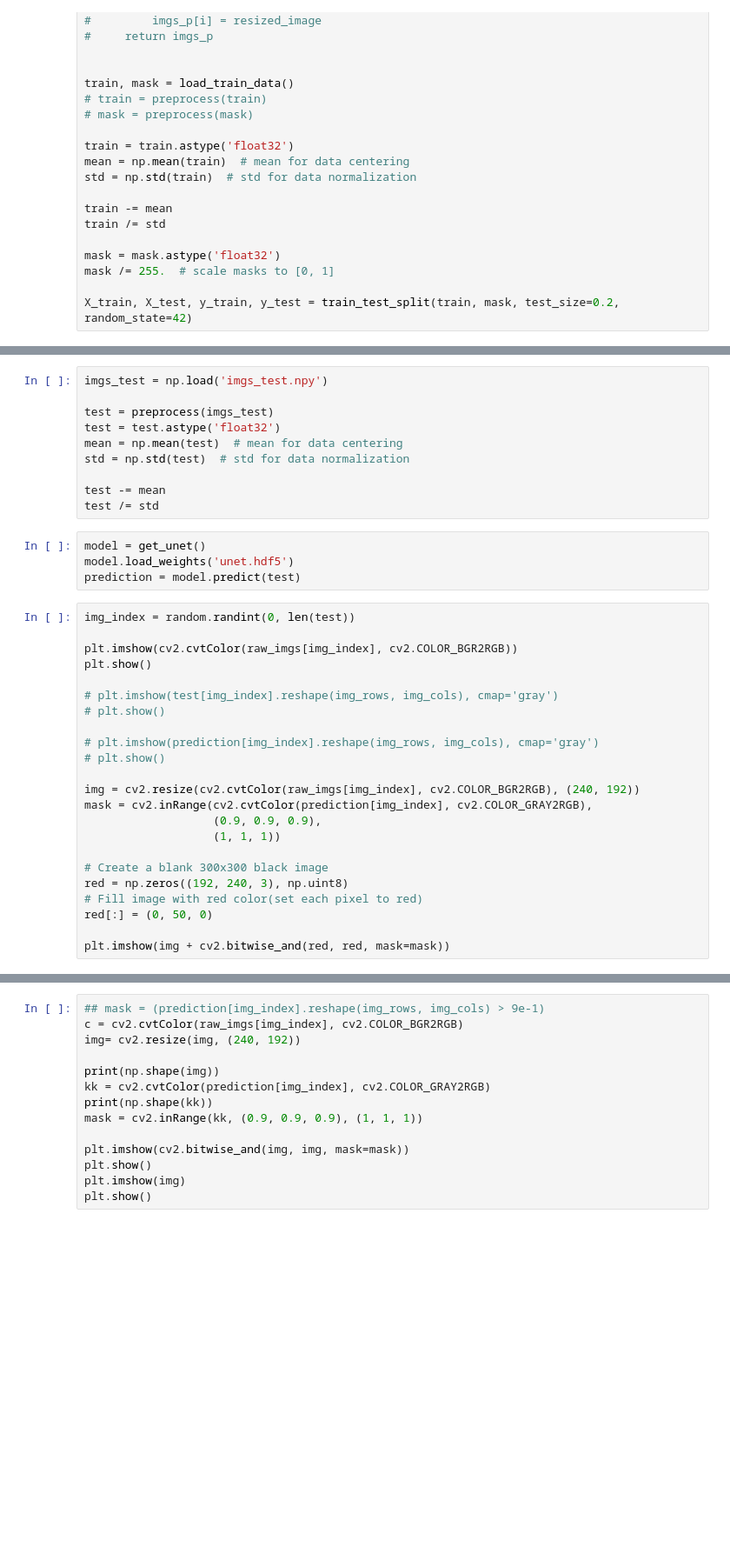
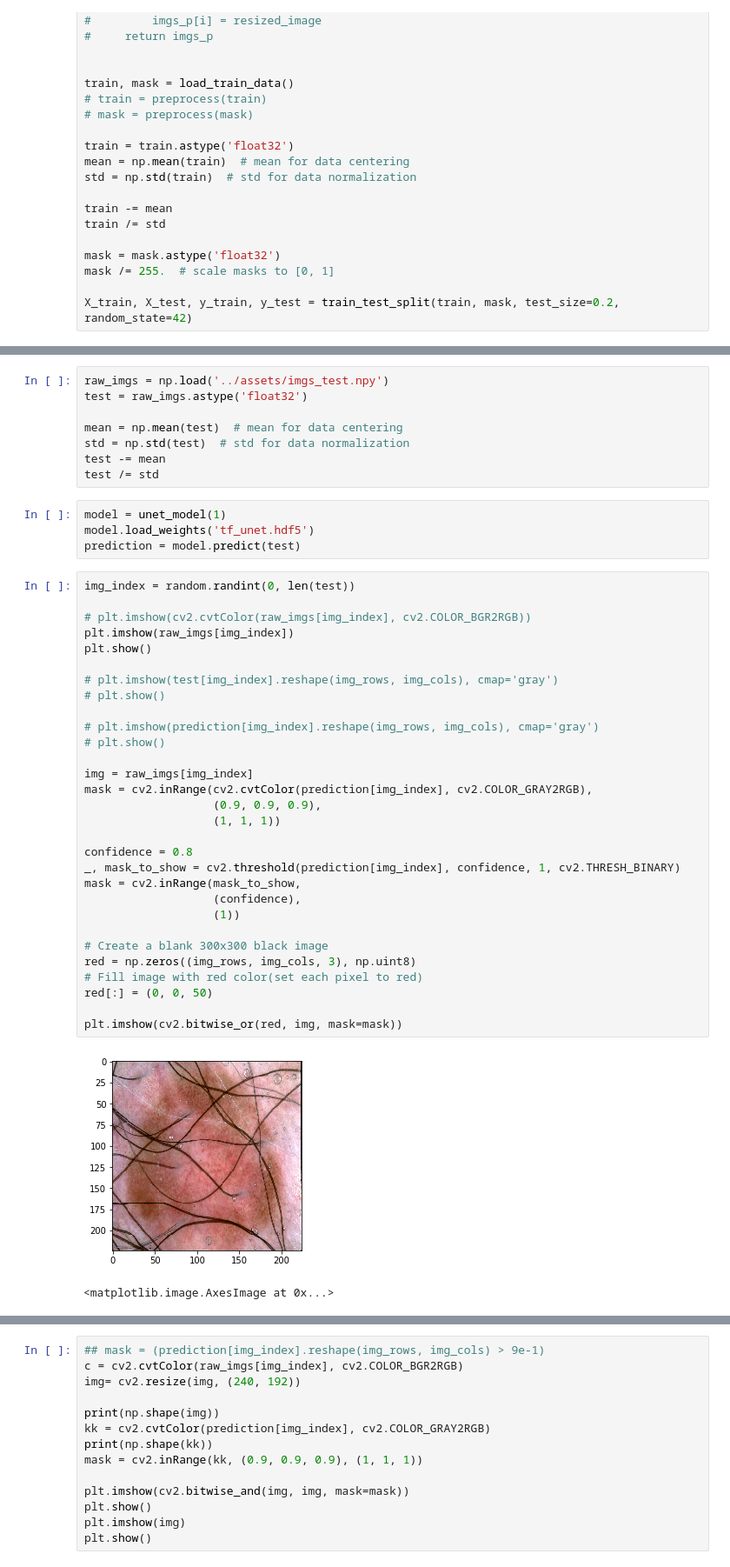
Before and after one commit to tommykwh/Skin-segmenentation-and-lesion-analyzer-on-raspberry-pi, a Jupyter notebook: train/train-segmentation.ipynb, the cells around one changed output, grey strips where cells are left out. Shown at 87% size. Drawn from its saved outputs; the diff is of its cells as text; blank space fills up the shorter version.

```diff
--- a/train/train-segmentation.ipynb
+++ b/train/train-segmentation.ipynb
@@ -540,37 +517,45 @@ print('Saving to .npy files done.')
 # %%
-imgs_test = np.load('imgs_test.npy')
+raw_imgs = np.load('../assets/imgs_test.npy')
+test = raw_imgs.astype('float32')
 
-test = preprocess(imgs_test)
-test = test.astype('float32')
 mean = np.mean(test)  # mean for data centering
 std = np.std(test)  # std for data normalization
-
 test -= mean
 test /= std
 # %%
-model = get_unet()
-model.load_weights('unet.hdf5')
+model = unet_model(1)
+model.load_weights('tf_unet.hdf5')
 prediction = model.predict(test)
 # %%
 img_index = random.randint(0, len(test))
 
-plt.imshow(cv2.cvtColor(raw_imgs[img_index], cv2.COLOR_BGR2RGB))
+# plt.imshow(cv2.cvtColor(raw_imgs[img_index], cv2.COLOR_BGR2RGB))
+plt.imshow(raw_imgs[img_index])
 plt.show()
 
 # plt.imshow(test[img_index].reshape(img_rows, img_cols), cmap='gray')
 # plt.show()
 
 # plt.imshow(prediction[img_index].reshape(img_rows, img_cols), cmap='gray')
 # plt.show()
 
-img = cv2.resize(cv2.cvtColor(raw_imgs[img_index], cv2.COLOR_BGR2RGB), (240, 192))
+img = raw_imgs[img_index]
 mask = cv2.inRange(cv2.cvtColor(prediction[img_index], cv2.COLOR_GRAY2RGB),
                    (0.9, 0.9, 0.9),
                    (1, 1, 1))
 
+confidence = 0.8
+_, mask_to_show = cv2.threshold(prediction[img_index], confidence, 1, cv2.THRESH_BINARY)
+mask = cv2.inRange(mask_to_show,
+                   (confidence),
+                   (1))
+
 # Create a blank 300x300 black image
-red = np.zeros((192, 240, 3), np.uint8)
+red = np.zeros((img_rows, img_cols, 3), np.uint8)
 # Fill image with red color(set each pixel to red)
-red[:] = (0, 50, 0)
+red[:] = (0, 0, 50)
 
-plt.imshow(img + cv2.bitwise_and(red, red, mask=mask))
+plt.imshow(cv2.bitwise_or(red, img, mask=mask))
+# %% [output]
+[figure, added]
+<matplotlib.image.AxesImage at 0x...>
```
Also changed, not shown: parts of 12 cells of this notebook, 3 other files.
